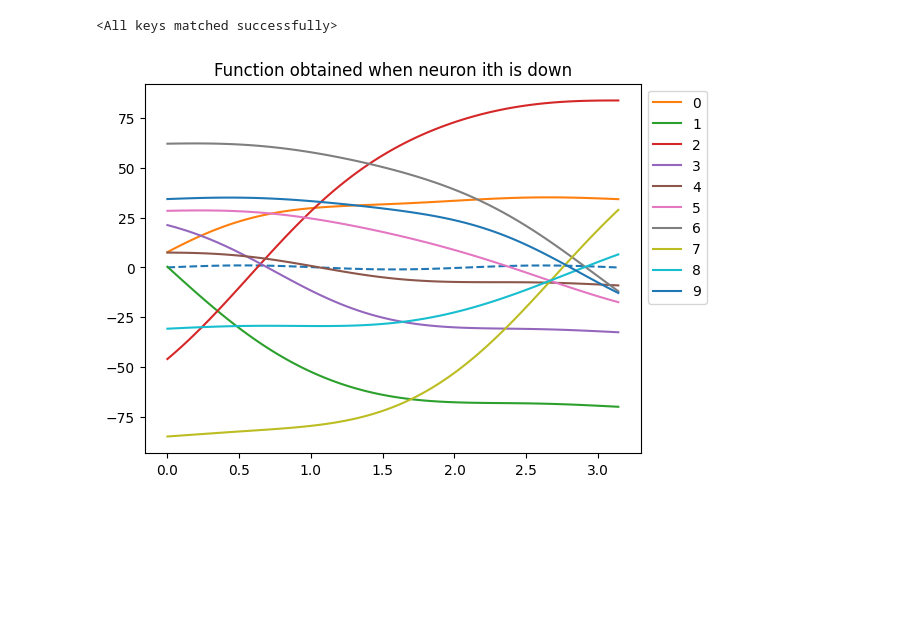
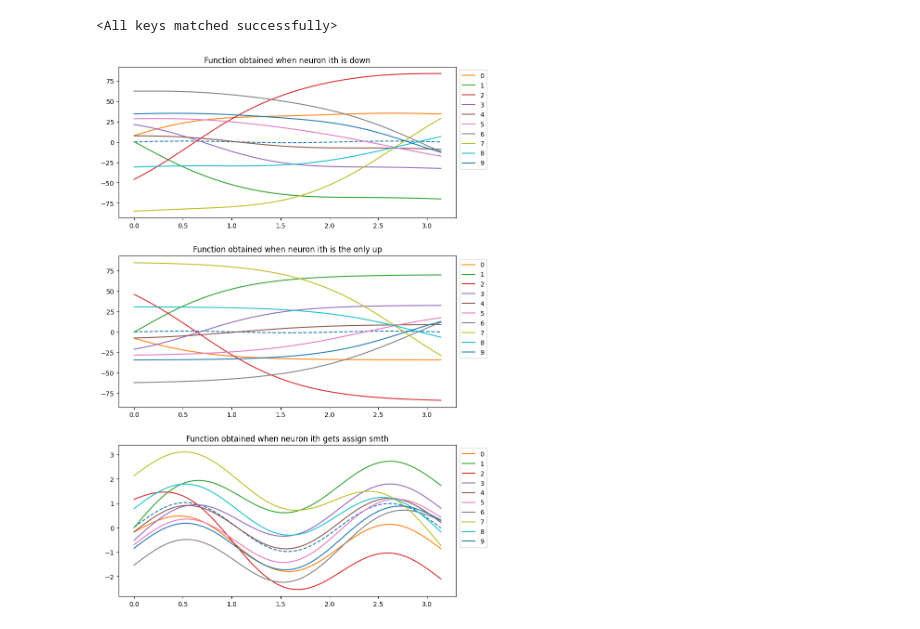
Before and after one commit to emmt1998/Improving_initialization, a Jupyter notebook: torch_1d_pinns_neuron_inspection.ipynb, the cells around one changed output. Saved outputs shown, nothing was run; the diff lists cells and outputs as text; code cells hidden in the pictures; blank space fills up the shorter version.

```diff
--- a/torch_1d_pinns_neuron_inspection.ipynb
+++ b/torch_1d_pinns_neuron_inspection.ipynb
@@ -29,18 +29,44 @@ net.load_state_dict(torch.load(model_path))
 # %%
 x = torch.linspace(domain_min, domain_max, 100)
 
 net_out = net(x.unsqueeze(dim=1)).squeeze().detach()
-plt.plot(x, net_out, '--')
+
+nrows = 3
+fig, ax = plt.subplots(nrows=nrows, figsize=(8,12))
+
+fig.tight_layout()
+fig.subplots_adjust(hspace=.25)
+
+for i in range(nrows):
+    ax[i].plot(x, net_out, '--')
 
 for i in range(10):
+    #  Shutdown one neuron
     W_1 = net[-1].weight.clone().detach()
     W_1[0, i] = 0
     net_out_1 = net[1](net[0](x.unsqueeze(dim=1))).detach() @ W_1.T
 
-    plt.plot(x, net_out_1, label=f'{i}')
+    ax[0].plot(x, net_out_1, label=f'{i}')
+    ax[0].legend(bbox_to_anchor=(1,1))
+    ax[0].set_title('Function obtained when neuron ith is down')
 
-plt.legend(bbox_to_anchor=(1,1))
-plt.title('Function obtained when neuron ith is down')
+    #  Shutdown all but one neuron
+    W_1 = torch.zeros_like(net[-1].weight)
+    W_1[0, i] = net[-1].weight.clone().detach()[0, i]
+    net_out_1 = net[1](net[0](x.unsqueeze(dim=1))).detach() @ W_1.T
+
+    ax[1].plot(x, net_out_1, label=f'{i}')
+    ax[1].legend(bbox_to_anchor=(1,1))
+    ax[1].set_title('Function obtained when neuron ith is the only up')
+
+    #  Assign a (not so) random value to one neuron
+    W_1 = net[-1].weight.clone().detach()
+    W_1[0, i] *= 1.025
+    net_out_1 = net[1](net[0](x.unsqueeze(dim=1))).detach() @ W_1.T
+
+    ax[2].plot(x, net_out_1, label=f'{i}')
+    ax[2].legend(bbox_to_anchor=(1,1))
+    ax[2].set_title('Function obtained when neuron ith gets assign smth')
 plt.show()
 # %% [output]
-[figure, old version]
+[figure, new version]
```
Also changed, not shown: parts of 2 cells of this notebook.
